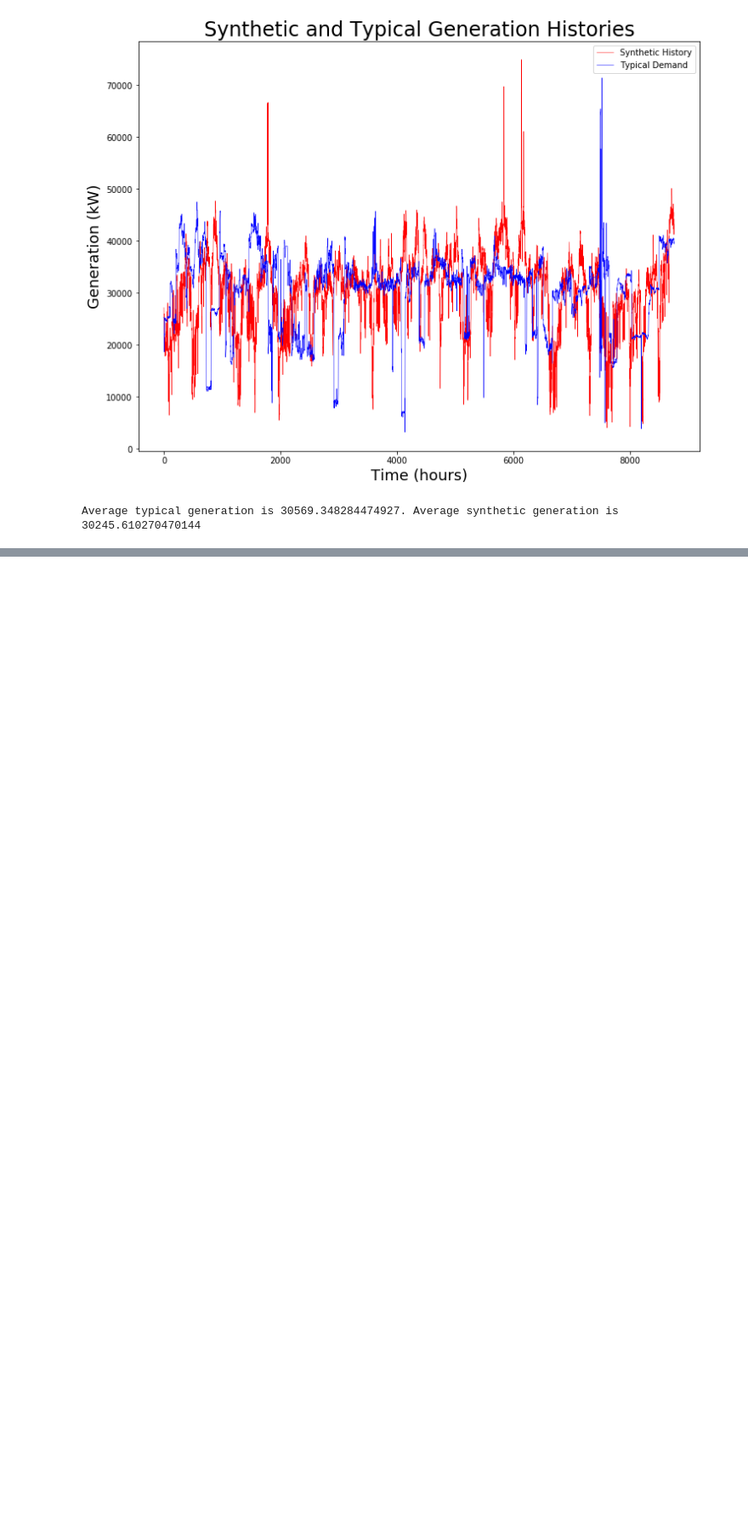
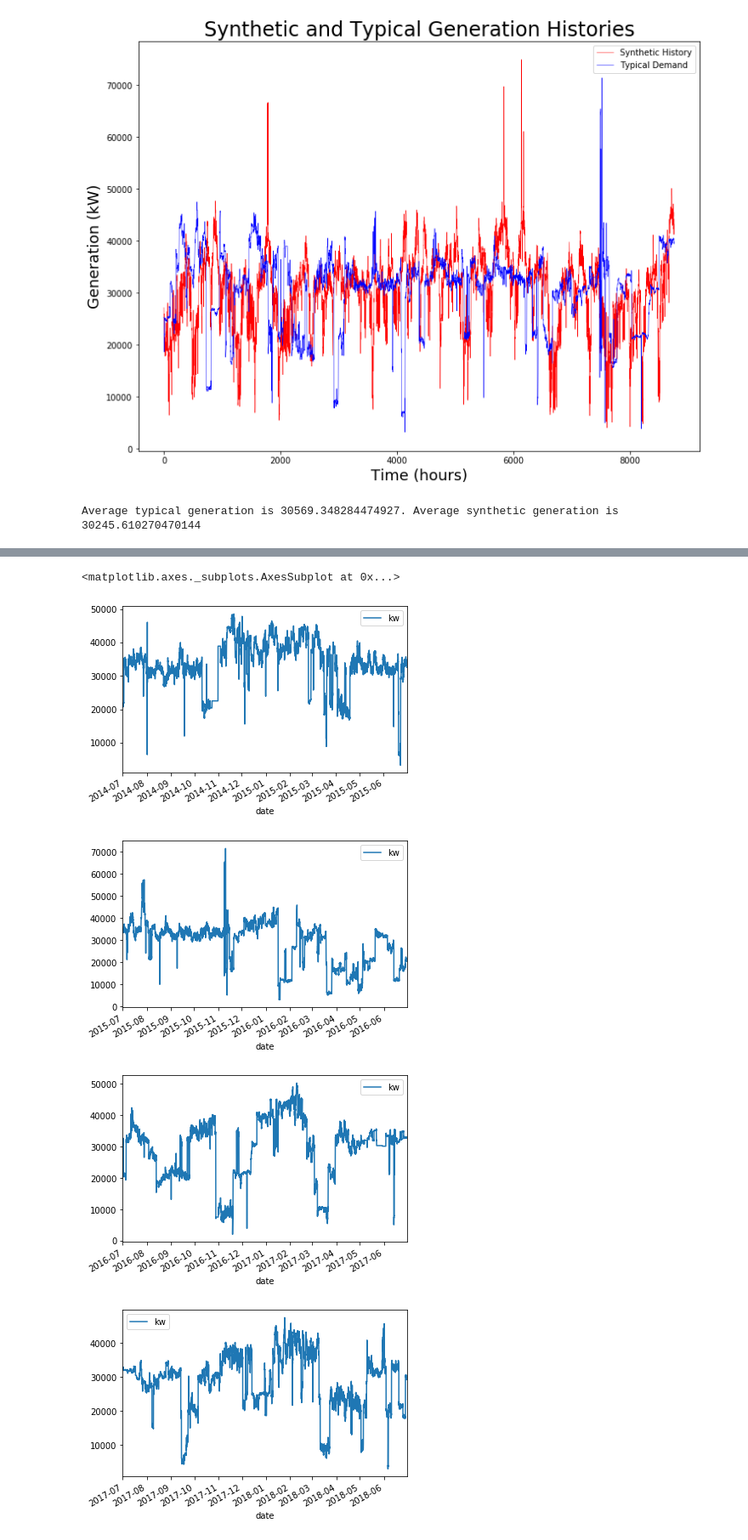
Before and after one commit to arfc/pride, a Jupyter notebook: data_processing/abbott_generation.ipynb, the cells around one changed output, grey strips where cells are left out. Shown at 85% size. Cells and saved outputs as stored; diff of their text form; code cells hidden in the pictures; blank space fills up the shorter version.

```diff
--- a/data_processing/abbott_generation.ipynb
+++ b/data_processing/abbott_generation.ipynb
@@ -237,0 +256,11 @@ Average typical generation is 30569.348284474927. Average synthetic generation i
+# %%
+fy15.plot()
+fy16.plot()
+fy17.plot()
+fy18.plot()
+# %% [output]
+<matplotlib.axes._subplots.AxesSubplot at 0x...>
+[figure, added]
+[figure, added]
+[figure, added]
+[figure, added]
```
Also changed, not shown: parts of 20 cells of this notebook.
